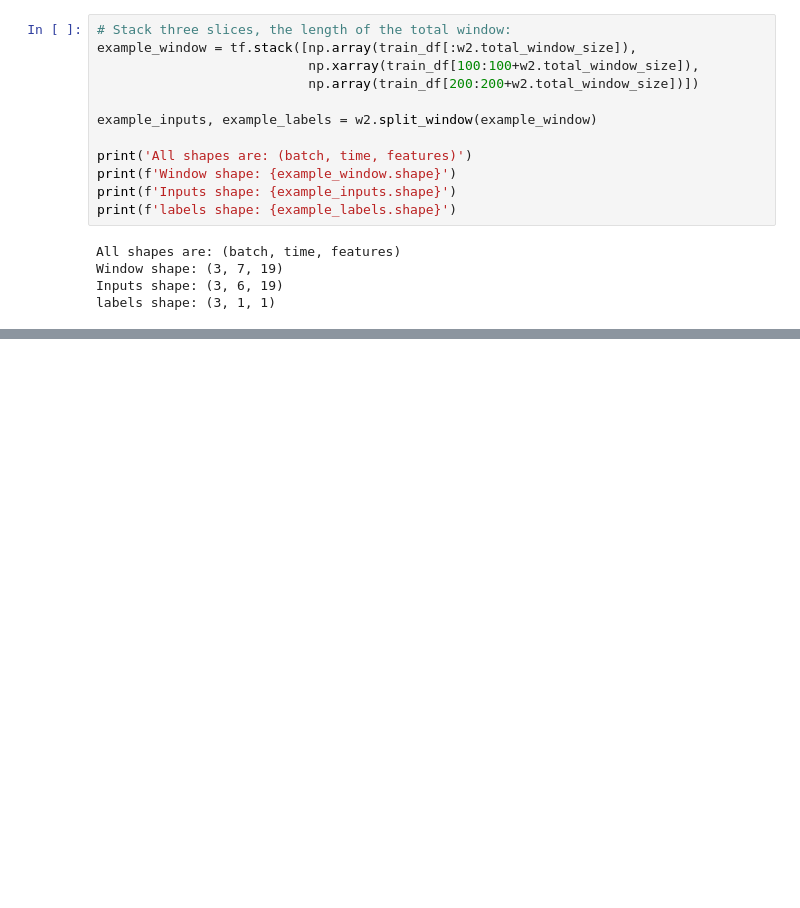
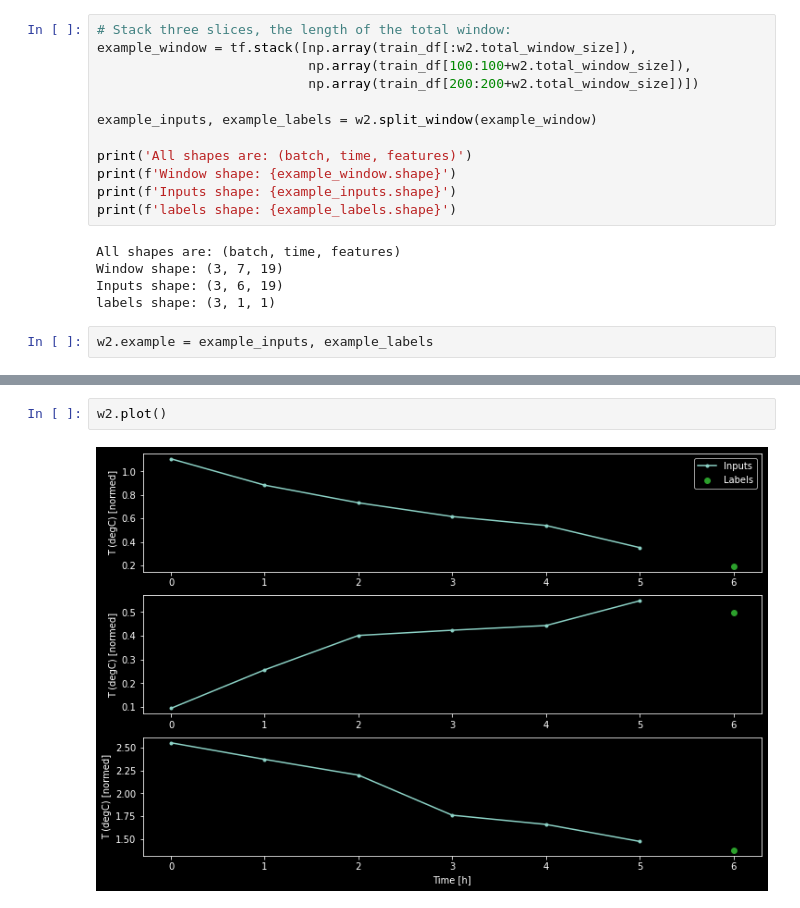
Before and after one commit to acherrera/machine_learning_learning, a Jupyter notebook: tutorials/10_time_series_forecasting/10_time_forecasting.ipynb, the cells around one changed output, grey strips where cells are left out. Saved outputs shown, nothing was run; the diff lists cells and outputs as text; blank space fills up the shorter version.

```diff
--- a/tutorials/10_time_series_forecasting/10_time_forecasting.ipynb
+++ b/tutorials/10_time_series_forecasting/10_time_forecasting.ipynb
@@ -312,7 +315,7 @@ WindowGenerator.split_window = split_window
 # %%
 # Stack three slices, the length of the total window:
 example_window = tf.stack([np.array(train_df[:w2.total_window_size]),
-                           np.xarray(train_df[100:100+w2.total_window_size]),
+                           np.array(train_df[100:100+w2.total_window_size]),
                            np.array(train_df[200:200+w2.total_window_size])])
 
 example_inputs, example_labels = w2.split_window(example_window)
@@ -326,3 +329,5 @@ All shapes are: (batch, time, features)
 Window shape: (3, 7, 19)
 Inputs shape: (3, 6, 19)
 labels shape: (3, 1, 1)
+# %%
+w2.example = example_inputs, example_labels
@@ -328,0 +368,4 @@ labels shape: (3, 1, 1)
+# %%
+w2.plot()
+# %% [output]
+[figure, added]
```
Also changed, not shown: parts of 26 cells of this notebook, 4 other files.
